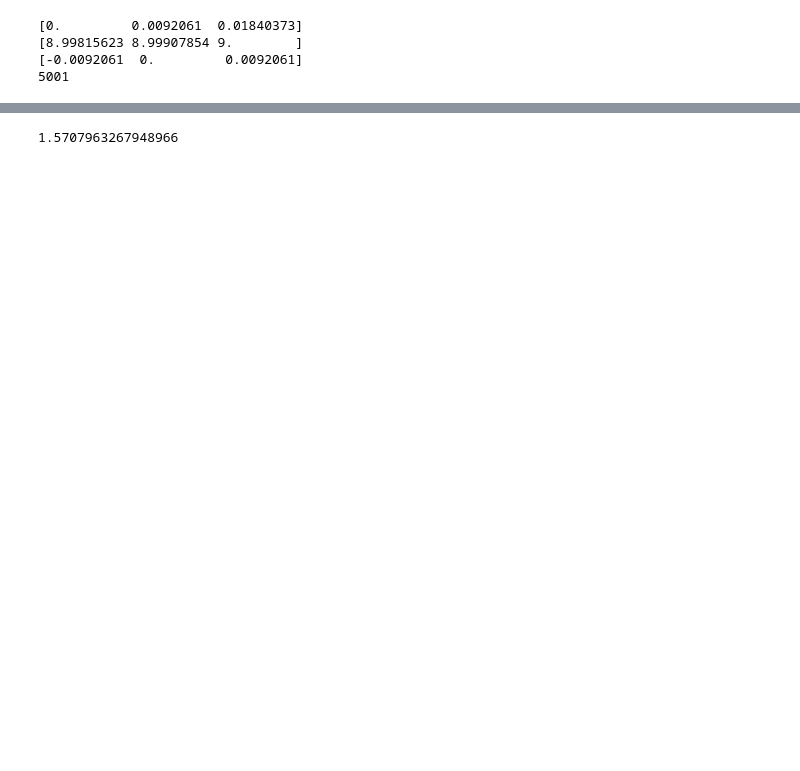
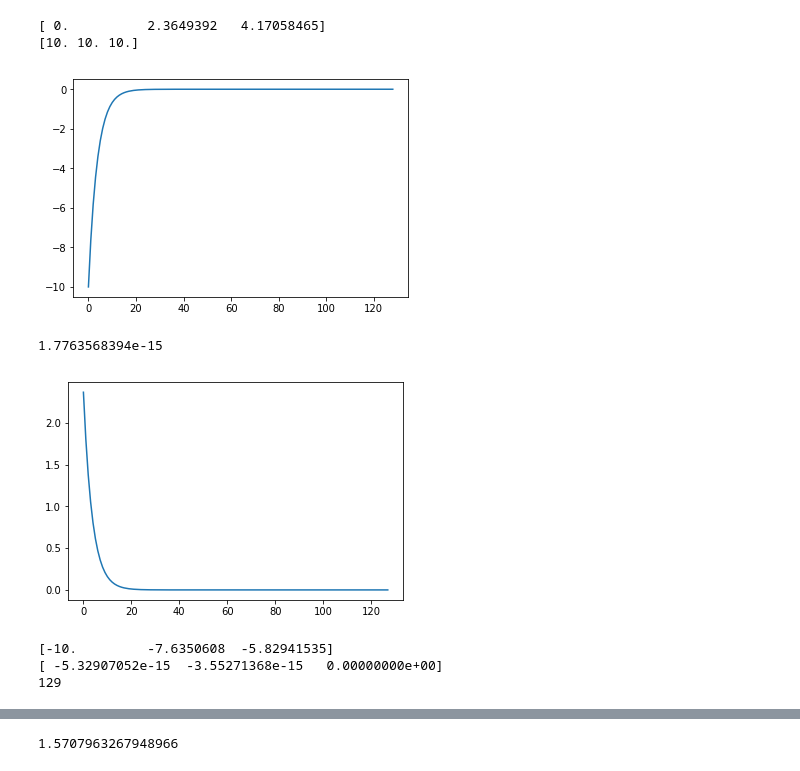
Before and after one commit to hbhat4000/LevySDE, a Jupyter notebook: asymptotics/levyparnonequiRECT.ipynb, the cells around one changed output, grey strips where cells are left out. Drawn from its saved outputs; the diff is of its cells as text; code cells hidden in the pictures; blank space fills up the shorter version.

```diff
--- a/asymptotics/levyparnonequiRECT.ipynb
+++ b/asymptotics/levyparnonequiRECT.ipynb
@@ -19,23 +19,33 @@ def f(x,s,h):
     return np.exp(1j*s*h*drift(x) - h*np.abs(s)*diff(x))
 # %%
 # set up nonequispaced grids of s and u values
-# uvec will have length sres+1, which is to implement nonequispaced quadrature later
+# uvec will have length sres//2+1, which is to implement nonequispaced quadrature later
 smax = 10
-sres = 5000
+sres = 256
 uvec = smax*(1.0-np.exp(-np.linspace(0,np.log(smax),sres//2 + 1)))
 print(uvec[0:3])
 print(uvec[(sres//2-2):])
-uvec = np.hstack([-np.flip(uvec[1:],axis=0), uvec])
-print(uvec[(sres//2-1):(sres//2+2)])
+uvec = uvec - np.max(uvec)
+plt.plot(uvec)
+plt.show()
+print(np.min(np.diff(uvec)))
+plt.plot(np.diff(uvec))
+plt.show()
+print(uvec[0:3])
+print(uvec[(sres//2-2):])
 svec = np.copy(uvec)
 ures = len(uvec)
 sres = len(svec)
 print(sres)
 # %% [output]
-[0.         0.0092061  0.01840373]
-[8.99815623 8.99907854 9.        ]
-[-0.0092061  0.         0.0092061]
-5001
+[ 0.          2.3649392   4.17058465]
+[10. 10. 10.]
+[figure, added]
+1.7763568394e-15
+[figure, added]
+[-10.         -7.6350608  -5.82941535]
+[ -5.32907052e-15  -3.55271368e-15   0.00000000e+00]
+129
 # %%
 # set the value of h
 thish = 0.25
```
Also changed, not shown: parts of 10 cells of this notebook, 3 other files.
